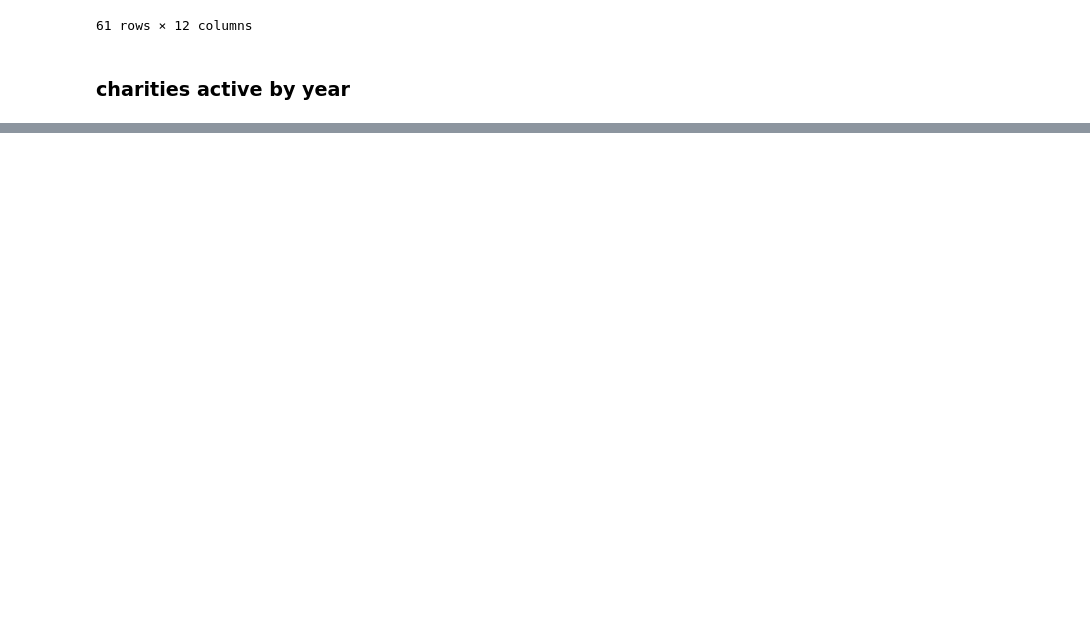
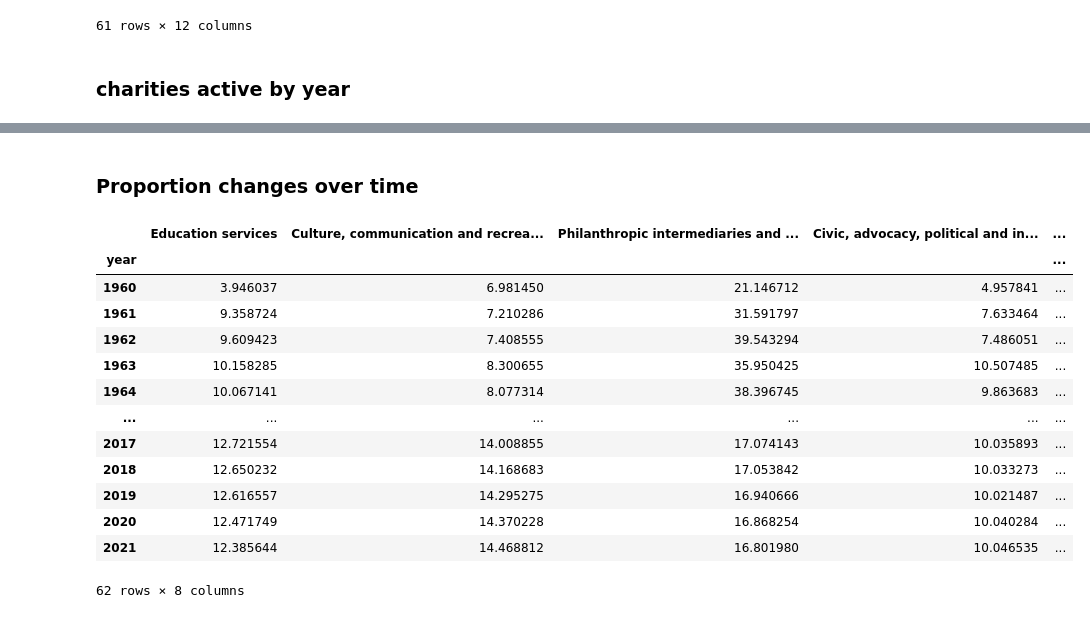
Before and after one commit to Lisa-Ho/small-data-projects, a Jupyter notebook: notebooks/Charity-classification-analysis.ipynb, the cells around one changed output, grey strips where cells are left out. Drawn from its saved outputs; the diff is of its cells as text; code cells hidden in the pictures; blank space fills up the shorter version.

```diff
--- a/notebooks/Charity-classification-analysis.ipynb
+++ b/notebooks/Charity-classification-analysis.ipynb
@@ -195,0 +200,18 @@ if 78 <= grade <= 89:
+# %%
+#add total, year and 'other' column
+char_year_icnptso["total"] = char_year_icnptso.sum(axis=1)
+char_year_icnptso["year"] = range(1960, 2022)
+
+char_year_icnptso["Other"] = char_year_icnptso[['Professional, scientific, accounting and administrative services',
+                                                  'Human health services',
+                                                       'Other activities',
+                 'Environmental protection and animal welfare activities',
+                        'Business, professional and labour organizations']].sum(axis=1)
+
+#drop empty column
+char_year_icnptso = char_year_icnptso.drop(columns=char_year_icnptso.columns[12])
+
+#save output file
+char_year_icnptso.to_csv(os.path.join(root, "data\\processed\\active-charities-by-year-icnptso.csv"))
+
+char_year_icnptso
@@ -195,0 +232,37 @@ if 78 <= grade <= 89:
+# %% [markdown]
+### Proportion changes over time
+# %%
+char_year_icnptso_prop = char_year_icnptso[['Education services',
+       'Culture, communication and recreation activities',
+       'Philanthropic intermediaries and voluntarism promotion',
+       'Civic, advocacy, political and international activities',
+       'Community and economic development, and housing activities',
+       'Social services', 'Religious congregations and associations',
+        'year',
+       'Other']]
+
+char_year_icnptso_prop = char_year_icnptso_prop.set_index("year")
+char_year_icnptso_prop = char_year_icnptso_prop.transpose()
+char_year_icnptso_prop = (char_year_icnptso_prop / char_year_icnptso_prop.sum(axis=0)) *100
+
+char_year_icnptso_prop = char_year_icnptso_prop.transpose()
+
+#save output
+char_year_icnptso_prop.to_csv(os.path.join(root, "data\\processed\\active-charities-proportions-by-year-icnptso.csv"))
+
+char_year_icnptso_prop
+# %% [output]
+|  | Education services | Culture, communication and recrea... | Philanthropic intermediaries and ... | Civic, advocacy, political and in... | ... |
+| year |  |  |  |  | ... |
+| 1960 | 3.946037 | 6.981450 | 21.146712 | 4.957841 | ... |
+| 1961 | 9.358724 | 7.210286 | 31.591797 | 7.633464 | ... |
+| 1962 | 9.609423 | 7.408555 | 39.543294 | 7.486051 | ... |
+| 1963 | 10.158285 | 8.300655 | 35.950425 | 10.507485 | ... |
+| 1964 | 10.067141 | 8.077314 | 38.396745 | 9.863683 | ... |
+| ... | ... | ... | ... | ... | ... |
+| 2017 | 12.721554 | 14.008855 | 17.074143 | 10.035893 | ... |
+| 2018 | 12.650232 | 14.168683 | 17.053842 | 10.033273 | ... |
+| 2019 | 12.616557 | 14.295275 | 16.940666 | 10.021487 | ... |
+| 2020 | 12.471749 | 14.370228 | 16.868254 | 10.040284 | ... |
+| 2021 | 12.385644 | 14.468812 | 16.801980 | 10.046535 | ... |
+62 rows × 8 columns
```
Also changed, not shown: parts of 15 cells of this notebook.
